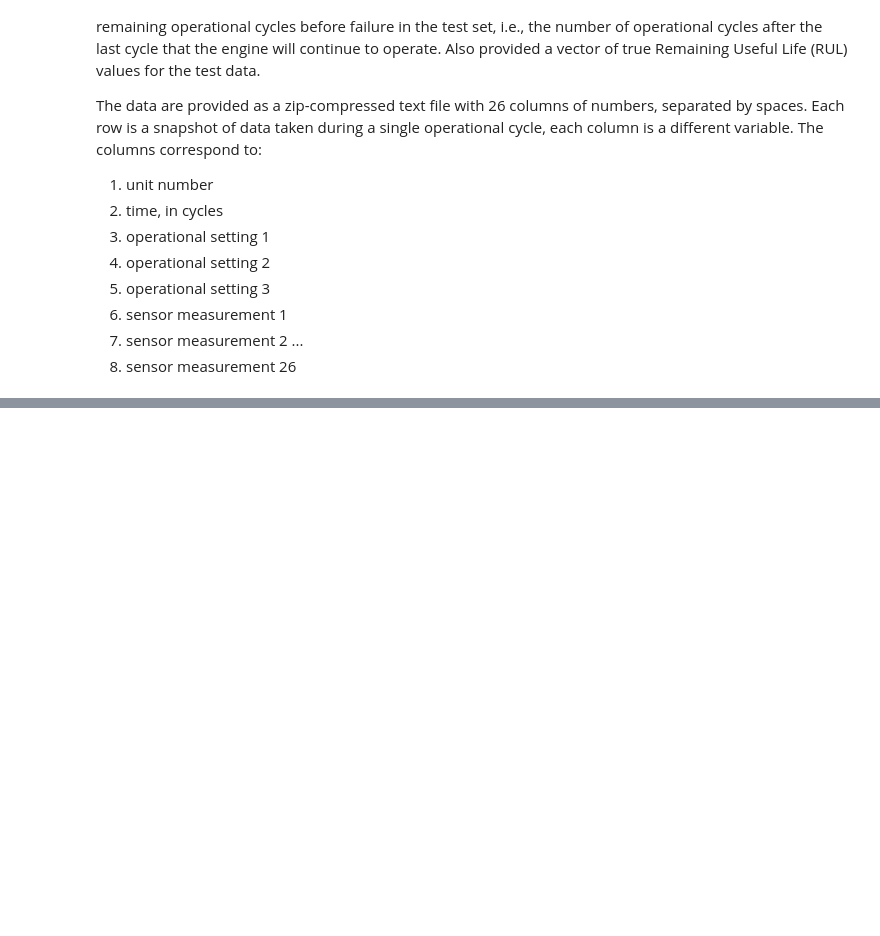
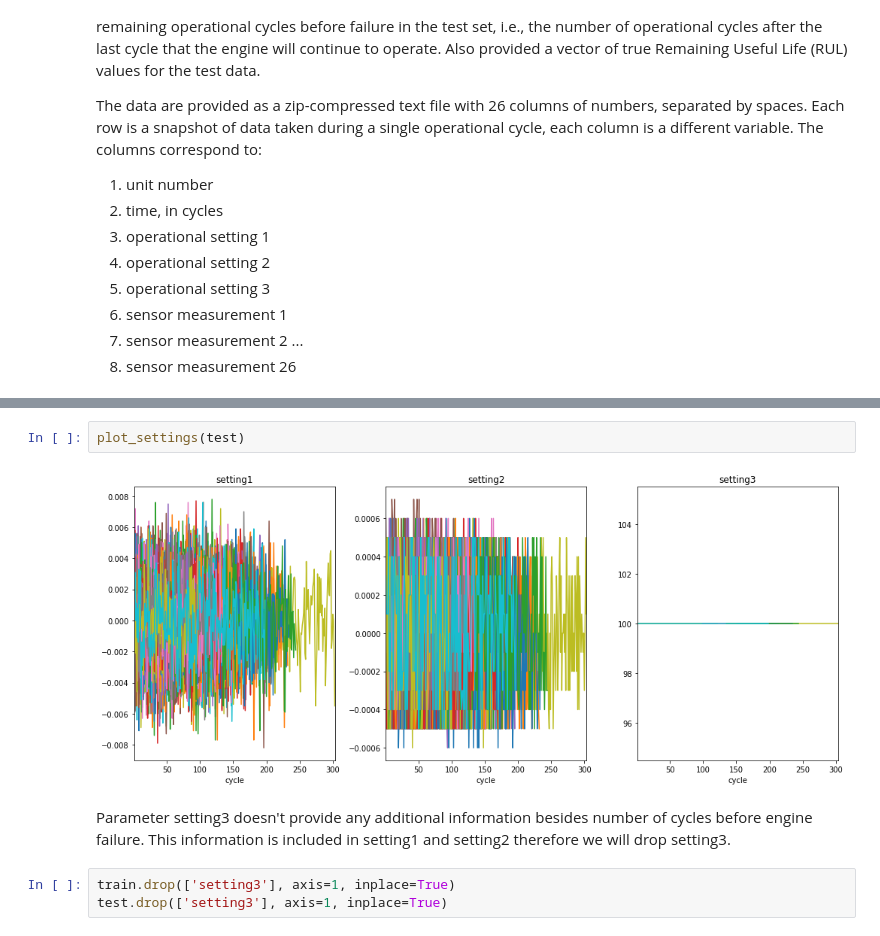
Before and after one commit to ppisarski/data-science, a Jupyter notebook: Aircraft Engine Predictive Maintenance/solution.ipynb, the cells around one changed output, grey strips where cells are left out. Drawn from its saved outputs; the diff is of its cells as text; blank space fills up the shorter version.

```diff
--- a/Aircraft Engine Predictive Maintenance/solution.ipynb
+++ b/Aircraft Engine Predictive Maintenance/solution.ipynb
@@ -74,0 +168,9 @@ plt.plot(settings[['setting3']])
+# %%
+plot_settings(test)
+# %% [output]
+[figure, added]
+# %% [markdown]
+Parameter setting3 doesn't provide any additional information besides number of cycles before engine failure. This information is included in setting1 and setting2 therefore we will drop setting3.
+# %%
+train.drop(['setting3'], axis=1, inplace=True)
+test.drop(['setting3'], axis=1, inplace=True)
```
Also changed, not shown: parts of 31 cells of this notebook, 1 other file.
